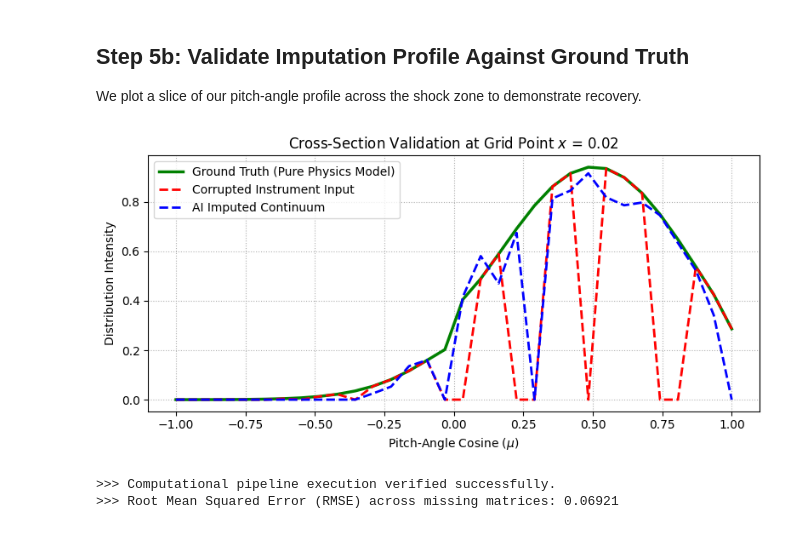
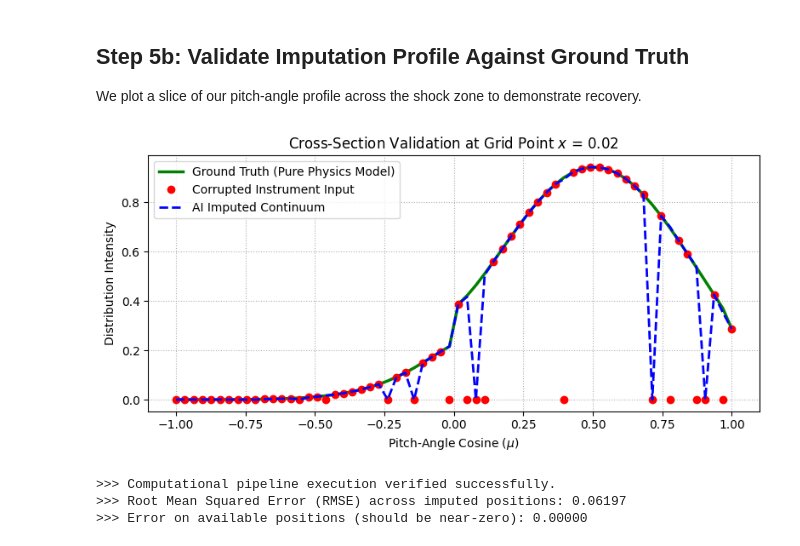
Before and after one commit to Rindhujatreesa/modeling-solar-energetic-particle-acceleration-and-transport-in-CME-driven-shokes-using-MHD, a Jupyter notebook: notebooks/research_demo.ipynb, the cells around one changed output. Drawn from its saved outputs; the diff is of its cells as text; code cells hidden in the pictures.

Commit message:
The mask logic mismatch in data_degrader and reconstructor were rectified. Also, the RMSE is calculated only for masked data.

```diff
--- a/notebooks/research_demo.ipynb
+++ b/notebooks/research_demo.ipynb
@@ -69,7 +38,7 @@ We instantiate a moving CME shock front using Rankine-Hugoniot jump modeling.
 
 # Define spatial grid (Heliocentric distance axes) and pitch-angle configuration
 x_grid = np.linspace(-2.0, 2.0, 100)
-mu_grid = np.linspace(-1.0, 1.0, 32)
+mu_grid = np.linspace(-1.0, 1.0, 64)
 
 # Generate CME Shock boundary layer metrics
 shock_engine = CMEShockGenerator(shock_position=0.0, shock_width=0.1, compression_ratio=3.8)
@@ -190,7 +175,7 @@ print(f">>> Root Mean Squared Error (RMSE) across missing matrices: {np.sqrt(rec
 We intentionally degrade the crisp data matrix to mirror multi-mission sensor dropouts.
 # %%
 degrader = SpacecraftDataDegrader(random_state=42)
-f_corrupted, observation_mask = degrader.inject_pitch_angle_gaps(f_evolved, mask_fraction=0.35, gap_type='random')
+f_corrupted, observation_mask = degrader.inject_pitch_angle_gaps(f_evolved, mask_fraction=0.25, gap_type='random')
 
 # Visualize Gapped Telemetry Array
 plt.figure(figsize=(7, 4), dpi=100)
@@ -206,7 +191,7 @@ plt.show()
 ## Step 4b: Run Deep Learning Imputation
 We optimize our physics-inspired network over the unmasked validation matrix boundaries.
 # %%
-# Configure neural pipeline dimensions matching our 32-bin angular grid
+# Configure neural pipeline dimensions matching our x-bin angular grid
 reconstructor_net = PADReconstructionNet(input_dim=len(mu_grid))
 
 print(">>> Commencing Masked-MSE Structural Gap Reconstruction...")
@@ -219,8 +204,7 @@ train_reconstructor(
     lr=2e-3
 )
 
-# Extract optimized continuum profiles
-reconstructor_net.eval()
-f_reconstructed = reconstructor_net(torch.tensor(f_corrupted, dtype=torch.float32)).detach().numpy()
+# Extract optimized continuum profiles with selective imputation
+f_reconstructed = impute_corrupted_data(reconstructor_net, f_corrupted, observation_mask)
 # %% [output]
 >>> Commencing Masked-MSE Structural Gap Reconstruction...
@@ -230,23 +221,33 @@ We plot a slice of our pitch-angle profile across the shock zone to demonstrate
 # %%
 test_slice_idx = 50  # Mid-grid location near shock intersection zone
 
 plt.figure(figsize=(8, 4), dpi=100)
 plt.plot(mu_grid, f_evolved[test_slice_idx, :], 'g-', lw=2.5, label='Ground Truth (Pure Physics Model)')
-plt.plot(mu_grid, f_corrupted[test_slice_idx, :], 'r--', lw = 2, label='Corrupted Instrument Input')
+plt.plot(mu_grid, f_corrupted[test_slice_idx, :], 'ro', markersize=6, label='Corrupted Instrument Input')
 plt.plot(mu_grid, f_reconstructed[test_slice_idx, :], 'b--', lw=2, label='AI Imputed Continuum')
 plt.xlabel("Pitch-Angle Cosine ($\mu$)")
 plt.ylabel("Distribution Intensity")
 plt.title(def_title := f"Cross-Section Validation at Grid Point $x$ = {x_grid[test_slice_idx]:.2f}")
 plt.legend()
 plt.grid(True, linestyle=':')
 plt.tight_layout()
 plt.show()
-
-# Calculate Performance Metrics
-reconstruction_error = np.mean((f_evolved - f_reconstructed) ** 2)
-print(f"\n>>> Computational pipeline execution verified successfully.")
-print(f">>> Root Mean Squared Error (RMSE) across missing matrices: {np.sqrt(reconstruction_error):.5f}")
 # %% [output]
-[figure, old version]
+[figure, new version]
->>> Computational pipeline execution verified successfully.
->>> Root Mean Squared Error (RMSE) across missing matrices: 0.06921
+# %%
+# Calculate Performance Metrics - ONLY on MISSING positions
+missing_mask = ~observation_mask  # True where data is missing (False in degrader mask)
+
+# Compute RMSE only where data was imputed
+reconstruction_error = np.mean((f_evolved[missing_mask] - f_reconstructed[missing_mask]) ** 2)
+print(f"\n>>> Computational pipeline execution verified successfully.")
+print(f">>> Root Mean Squared Error (RMSE) across imputed positions: {np.sqrt(reconstruction_error):.5f}")
+
+# Optional: Also show error on non-missing positions (should be near-zero)
+available_mask = observation_mask  # True where data is available
+error_available = np.mean((f_evolved[available_mask] - f_reconstructed[available_mask]) ** 2)
+print(f">>> Error on available positions (should be near-zero): {np.sqrt(error_available):.5f}")
+# %% [output]
+>>> Computational pipeline execution verified successfully.
+>>> Root Mean Squared Error (RMSE) across imputed positions: 0.06197
+>>> Error on available positions (should be near-zero): 0.00000
```
Also changed, not shown: parts of 8 cells of this notebook, 1 other file.
